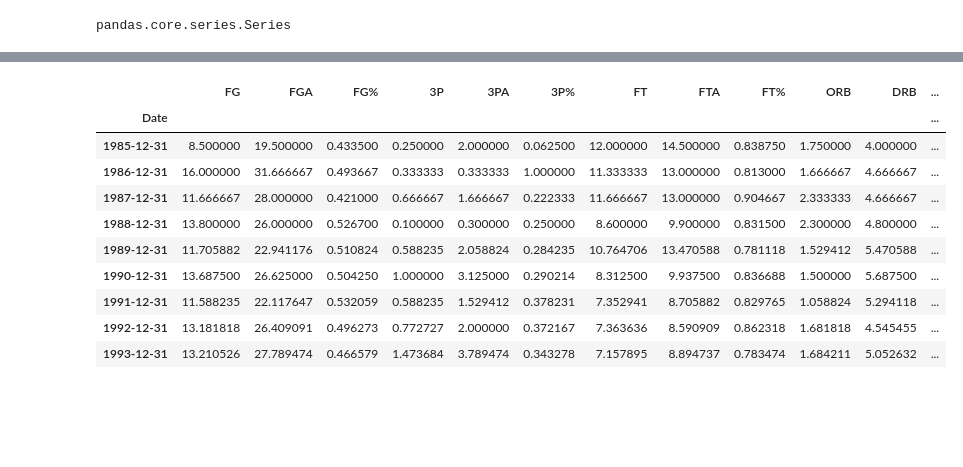
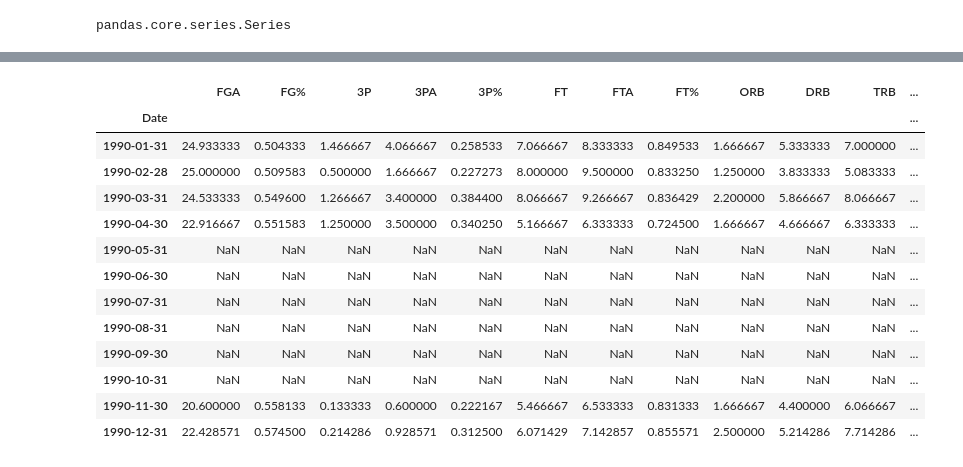
Before and after one commit to samhld/nba_stats, a Jupyter notebook: scratchpads/first.ipynb, the cells around one changed output, grey strips where cells are left out. Cells and saved outputs as stored; diff of their text form; code cells hidden in the pictures; blank space fills up the shorter version.

```diff
--- a/scratchpads/first.ipynb
+++ b/scratchpads/first.ipynb
@@ -324,0 +243,9 @@ mj.head()
+# %%
+cols = mj.columns
+mj.Date = mj.Date.apply(pd.to_datetime)
+mj[cols[10:]] = mj[cols[10:]].apply(pd.to_numeric)
+# %%
+mj = mj.set_index('Date')
+# %%
+mj.index = pd.to_datetime(mj.index)
+mj.index
@@ -324,0 +261,5 @@ mj.head()
+# %%
+# return range based on DateTime object attributes
+import datetime
+mj_1990 = mj.loc[datetime.date(year=1990,month=1,day=1):datetime.date(year=1990,month=12,day=31)]
+mj_1990.plot(figsize=(15,5))
@@ -325,14 +287,17 @@ mj.head()
 # %%
-mj.resample(rule='A').mean()
+mj_1990.resample(rule='M',convention='end').mean()
 # %% [output]
-|  | FG | FGA | FG% | 3P | 3PA | 3P% | FT | FTA | FT% | ORB | DRB | ... |
+|  | FGA | FG% | 3P | 3PA | 3P% | FT | FTA | FT% | ORB | DRB | TRB | ... |
 | Date |  |  |  |  |  |  |  |  |  |  |  | ... |
-| 1985-12-31 | 8.500000 | 19.500000 | 0.433500 | 0.250000 | 2.000000 | 0.062500 | 12.000000 | 14.500000 | 0.838750 | 1.750000 | 4.000000 | ... |
-| 1986-12-31 | 16.000000 | 31.666667 | 0.493667 | 0.333333 | 0.333333 | 1.000000 | 11.333333 | 13.000000 | 0.813000 | 1.666667 | 4.666667 | ... |
-| 1987-12-31 | 11.666667 | 28.000000 | 0.421000 | 0.666667 | 1.666667 | 0.222333 | 11.666667 | 13.000000 | 0.904667 | 2.333333 | 4.666667 | ... |
-| 1988-12-31 | 13.800000 | 26.000000 | 0.526700 | 0.100000 | 0.300000 | 0.250000 | 8.600000 | 9.900000 | 0.831500 | 2.300000 | 4.800000 | ... |
-| 1989-12-31 | 11.705882 | 22.941176 | 0.510824 | 0.588235 | 2.058824 | 0.284235 | 10.764706 | 13.470588 | 0.781118 | 1.529412 | 5.470588 | ... |
-| 1990-12-31 | 13.687500 | 26.625000 | 0.504250 | 1.000000 | 3.125000 | 0.290214 | 8.312500 | 9.937500 | 0.836688 | 1.500000 | 5.687500 | ... |
-| 1991-12-31 | 11.588235 | 22.117647 | 0.532059 | 0.588235 | 1.529412 | 0.378231 | 7.352941 | 8.705882 | 0.829765 | 1.058824 | 5.294118 | ... |
-| 1992-12-31 | 13.181818 | 26.409091 | 0.496273 | 0.772727 | 2.000000 | 0.372167 | 7.363636 | 8.590909 | 0.862318 | 1.681818 | 4.545455 | ... |
-| 1993-12-31 | 13.210526 | 27.789474 | 0.466579 | 1.473684 | 3.789474 | 0.343278 | 7.157895 | 8.894737 | 0.783474 | 1.684211 | 5.052632 | ... |
+| 1990-01-31 | 24.933333 | 0.504333 | 1.466667 | 4.066667 | 0.258533 | 7.066667 | 8.333333 | 0.849533 | 1.666667 | 5.333333 | 7.000000 | ... |
+| 1990-02-28 | 25.000000 | 0.509583 | 0.500000 | 1.666667 | 0.227273 | 8.000000 | 9.500000 | 0.833250 | 1.250000 | 3.833333 | 5.083333 | ... |
+| 1990-03-31 | 24.533333 | 0.549600 | 1.266667 | 3.400000 | 0.384400 | 8.066667 | 9.266667 | 0.836429 | 2.200000 | 5.866667 | 8.066667 | ... |
+| 1990-04-30 | 22.916667 | 0.551583 | 1.250000 | 3.500000 | 0.340250 | 5.166667 | 6.333333 | 0.724500 | 1.666667 | 4.666667 | 6.333333 | ... |
+| 1990-05-31 | NaN | NaN | NaN | NaN | NaN | NaN | NaN | NaN | NaN | NaN | NaN | ... |
+| 1990-06-30 | NaN | NaN | NaN | NaN | NaN | NaN | NaN | NaN | NaN | NaN | NaN | ... |
+| 1990-07-31 | NaN | NaN | NaN | NaN | NaN | NaN | NaN | NaN | NaN | NaN | NaN | ... |
+| 1990-08-31 | NaN | NaN | NaN | NaN | NaN | NaN | NaN | NaN | NaN | NaN | NaN | ... |
+| 1990-09-30 | NaN | NaN | NaN | NaN | NaN | NaN | NaN | NaN | NaN | NaN | NaN | ... |
+| 1990-10-31 | NaN | NaN | NaN | NaN | NaN | NaN | NaN | NaN | NaN | NaN | NaN | ... |
+| 1990-11-30 | 20.600000 | 0.558133 | 0.133333 | 0.600000 | 0.222167 | 5.466667 | 6.533333 | 0.831333 | 1.666667 | 4.400000 | 6.066667 | ... |
+| 1990-12-31 | 22.428571 | 0.574500 | 0.214286 | 0.928571 | 0.312500 | 6.071429 | 7.142857 | 0.855571 | 2.500000 | 5.214286 | 7.714286 | ... |
```
Also changed, not shown: parts of 27 cells of this notebook, 6 other files.
